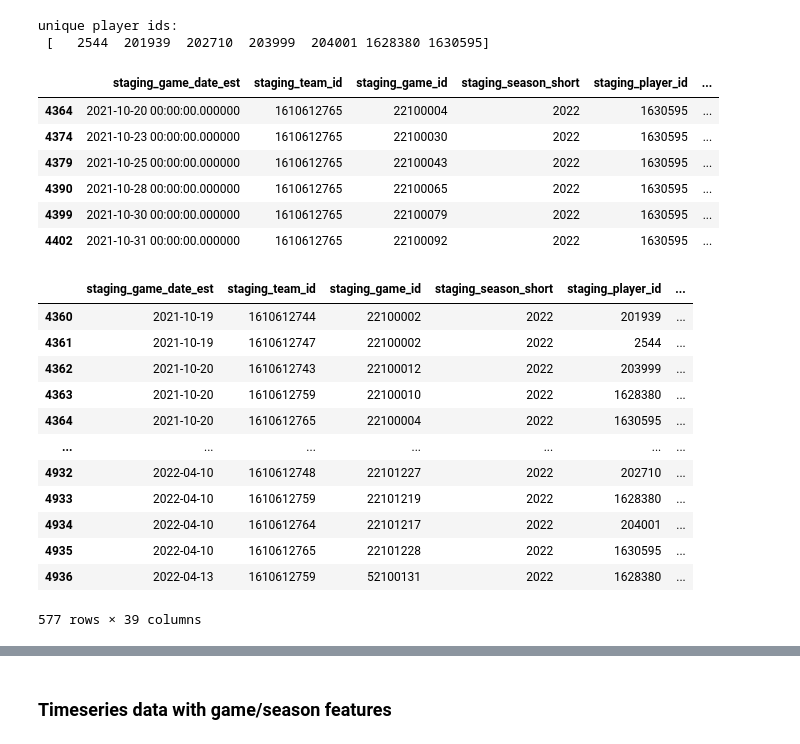
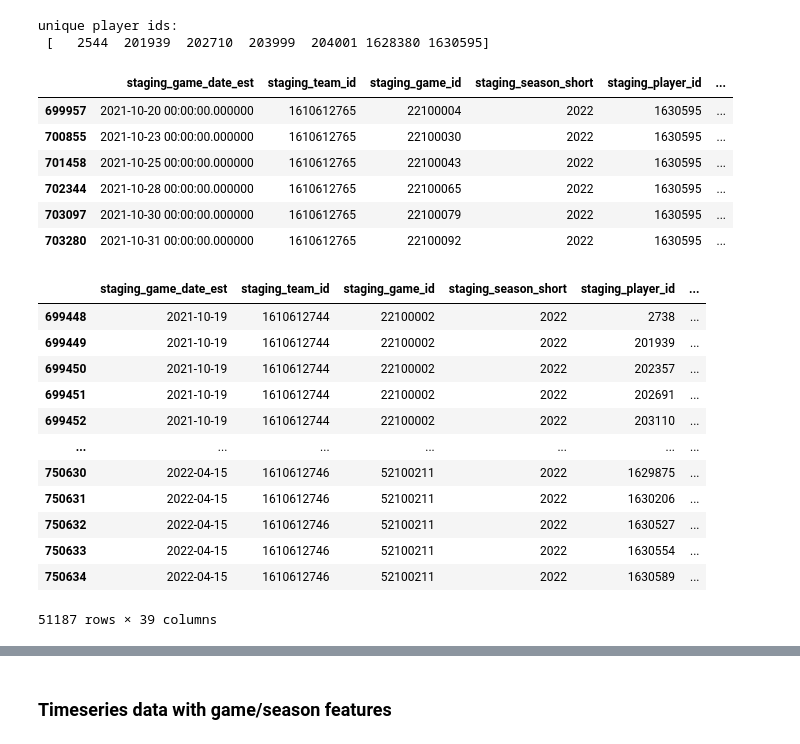
Before and after one commit to brownbrandon272/basketball, a Jupyter notebook: scripts/create_ts_data.ipynb, the cells around one changed output, grey strips where cells are left out. Saved outputs shown, nothing was run; the diff lists cells and outputs as text; code cells hidden in the pictures.

```diff
--- a/scripts/create_ts_data.ipynb
+++ b/scripts/create_ts_data.ipynb
@@ -844,7 +843,9 @@ unique player ids:
 ## 3. Join games table onto season table
 import pandasql as ps
 
-sqlcode = '''
+season_table = "player_seasons" # "player_seasons" or "some_players_seasons"
+
+sqlcode = f'''
     select team.GAME_DATE_EST as staging_game_date_est,
         team.TEAM_ID as staging_team_id,
         team.GAME_ID as staging_game_id,
@@ -853,7 +854,7 @@ sqlcode = '''
         season.PLAYER_NAME as staging_player_name,
         player.*
     from df_gamedays2 team
-    inner join some_players_seasons season
+    inner join {season_table} season
         on team.season_short = season.season_short
             and team.TEAM_ID = season.TEAM_ID
             and ((team.TEAM_ID = season.first_team_of_season) or (team.GAME_DATE_EST >= season.min_date))
@@ -872,35 +873,35 @@ sqlcode = '''
     ;
     '''
 
-some_players_games_filled = ps.sqldf(sqlcode,locals())
-display(some_players_games_filled[(some_players_games_filled['staging_player_name'] == 'Cade Cunningham')].head(6))
+players_games_filled = ps.sqldf(sqlcode,locals())
+display(players_games_filled[(players_games_filled['staging_player_name'] == 'Cade Cunningham')].head(6))
 # %% [output]
 |  | staging_game_date_est | staging_team_id | staging_game_id | staging_season_short | staging_player_id | ... |
-| 4364 | 2021-10-20 00:00:00.000000 | 1610612765 | 22100004 | 2022 | 1630595 | ... |
-| 4374 | 2021-10-23 00:00:00.000000 | 1610612765 | 22100030 | 2022 | 1630595 | ... |
-| 4379 | 2021-10-25 00:00:00.000000 | 1610612765 | 22100043 | 2022 | 1630595 | ... |
-| 4390 | 2021-10-28 00:00:00.000000 | 1610612765 | 22100065 | 2022 | 1630595 | ... |
-| 4399 | 2021-10-30 00:00:00.000000 | 1610612765 | 22100079 | 2022 | 1630595 | ... |
-| 4402 | 2021-10-31 00:00:00.000000 | 1610612765 | 22100092 | 2022 | 1630595 | ... |
+| 699957 | 2021-10-20 00:00:00.000000 | 1610612765 | 22100004 | 2022 | 1630595 | ... |
+| 700855 | 2021-10-23 00:00:00.000000 | 1610612765 | 22100030 | 2022 | 1630595 | ... |
+| 701458 | 2021-10-25 00:00:00.000000 | 1610612765 | 22100043 | 2022 | 1630595 | ... |
+| 702344 | 2021-10-28 00:00:00.000000 | 1610612765 | 22100065 | 2022 | 1630595 | ... |
+| 703097 | 2021-10-30 00:00:00.000000 | 1610612765 | 22100079 | 2022 | 1630595 | ... |
+| 703280 | 2021-10-31 00:00:00.000000 | 1610612765 | 22100092 | 2022 | 1630595 | ... |
 # %%
 ## convert any field with date in it to datetime
-date_cols = [c for c in some_players_games_filled.columns if 'date' in c.lower()]
+date_cols = [c for c in players_games_filled.columns if 'date' in c.lower()]
 for c in date_cols:
-    some_players_games_filled[c] = pd.to_datetime(some_players_games_filled[c])
+    players_games_filled[c] = pd.to_datetime(players_games_filled[c])
 
-some_players_games_filled.loc[(some_players_games_filled['staging_season_short'] == 2022)]
+players_games_filled.loc[(players_games_filled['staging_season_short'] == 2022)]
 # %% [output]
 |  | staging_game_date_est | staging_team_id | staging_game_id | staging_season_short | staging_player_id | ... |
-| 4360 | 2021-10-19 | 1610612744 | 22100002 | 2022 | 201939 | ... |
-| 4361 | 2021-10-19 | 1610612747 | 22100002 | 2022 | 2544 | ... |
-| 4362 | 2021-10-20 | 1610612743 | 22100012 | 2022 | 203999 | ... |
-| 4363 | 2021-10-20 | 1610612759 | 22100010 | 2022 | 1628380 | ... |
-| 4364 | 2021-10-20 | 1610612765 | 22100004 | 2022 | 1630595 | ... |
+| 699448 | 2021-10-19 | 1610612744 | 22100002 | 2022 | 2738 | ... |
+| 699449 | 2021-10-19 | 1610612744 | 22100002 | 2022 | 201939 | ... |
+| 699450 | 2021-10-19 | 1610612744 | 22100002 | 2022 | 202357 | ... |
+| 699451 | 2021-10-19 | 1610612744 | 22100002 | 2022 | 202691 | ... |
+| 699452 | 2021-10-19 | 1610612744 | 22100002 | 2022 | 203110 | ... |
 | ... | ... | ... | ... | ... | ... | ... |
-| 4932 | 2022-04-10 | 1610612748 | 22101227 | 2022 | 202710 | ... |
-| 4933 | 2022-04-10 | 1610612759 | 22101219 | 2022 | 1628380 | ... |
-| 4934 | 2022-04-10 | 1610612764 | 22101217 | 2022 | 204001 | ... |
-| 4935 | 2022-04-10 | 1610612765 | 22101228 | 2022 | 1630595 | ... |
-| 4936 | 2022-04-13 | 1610612759 | 52100131 | 2022 | 1628380 | ... |
+| 750630 | 2022-04-15 | 1610612746 | 52100211 | 2022 | 1629875 | ... |
+| 750631 | 2022-04-15 | 1610612746 | 52100211 | 2022 | 1630206 | ... |
+| 750632 | 2022-04-15 | 1610612746 | 52100211 | 2022 | 1630527 | ... |
+| 750633 | 2022-04-15 | 1610612746 | 52100211 | 2022 | 1630554 | ... |
+| 750634 | 2022-04-15 | 1610612746 | 52100211 | 2022 | 1630589 | ... |
-577 rows × 39 columns
+51187 rows × 39 columns
 # %%
```
Also changed, not shown: parts of 10 cells of this notebook, 3 other files.
